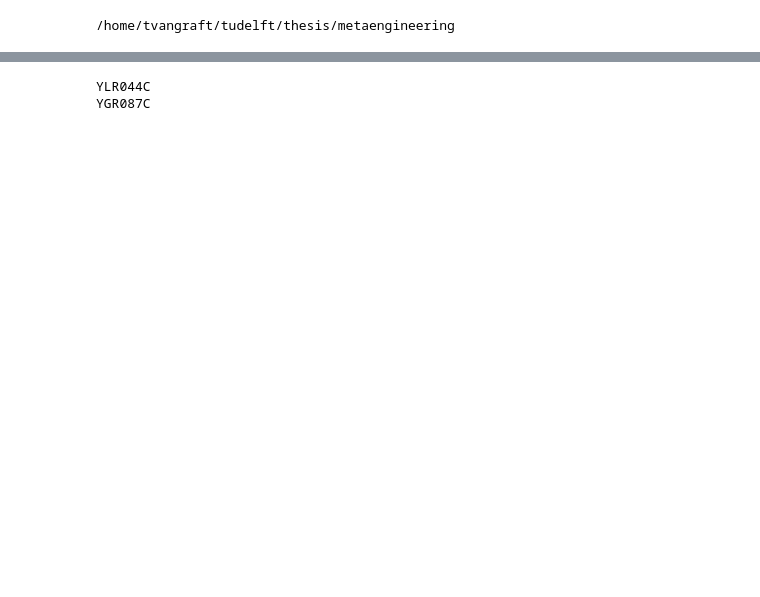
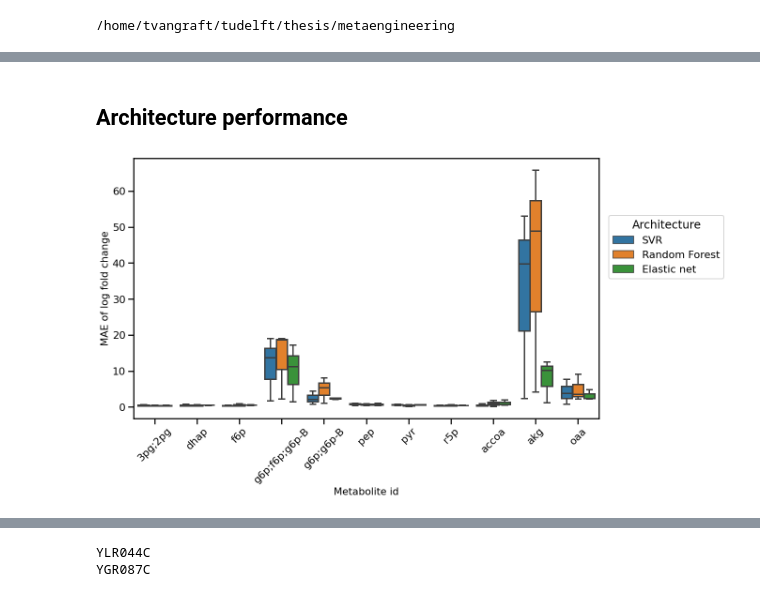
Before and after one commit to trdvangraft/thesis, a Jupyter notebook: metaengineering/experiments/analysis/model_analysis.ipynb, the cells around one changed output, grey strips where cells are left out. Drawn from its saved outputs; the diff is of its cells as text; code cells hidden in the pictures; blank space fills up the shorter version.

```diff
--- a/metaengineering/experiments/analysis/model_analysis.ipynb
+++ b/metaengineering/experiments/analysis/model_analysis.ipynb
@@ -25,0 +282,31 @@ import seaborn as sns
+# %% [markdown]
+## Architecture performance
+# %%
+set_context(MODE)
+_df = full_df.copy()
+_df = _df[(_df['experiment_id'] == Tier.TIER0) & (_df['architecture'] != 'all')]
+
+_df.architecture = _df.architecture.map({
+    "SVR()": 'SVR',
+    "RandomForestRegressor()": 'Random Forest',
+    "ElasticNet()": 'Elastic net'
+})
+
+g = sns.boxplot(
+    data=_df,
+    x='metabolite_id',
+    y='mape_error',
+    hue='architecture',
+)
+
+g.set_xticklabels(g.axes.get_xticklabels(), rotation=45)
+plt.legend(loc='upper left', bbox_to_anchor=(1.01, 0.8), title='Architecture')
+
+g.set(
+    xlabel='Metabolite id',
+    ylabel="MAE of log fold change"
+)
+
+save_fig(path=f'./images/{MODE}/performance/', name="comparison_between_architectures_tier_0")
+# %% [output]
+[figure, added]
```
Also changed, not shown: parts of 26 cells of this notebook, 31 other files.
